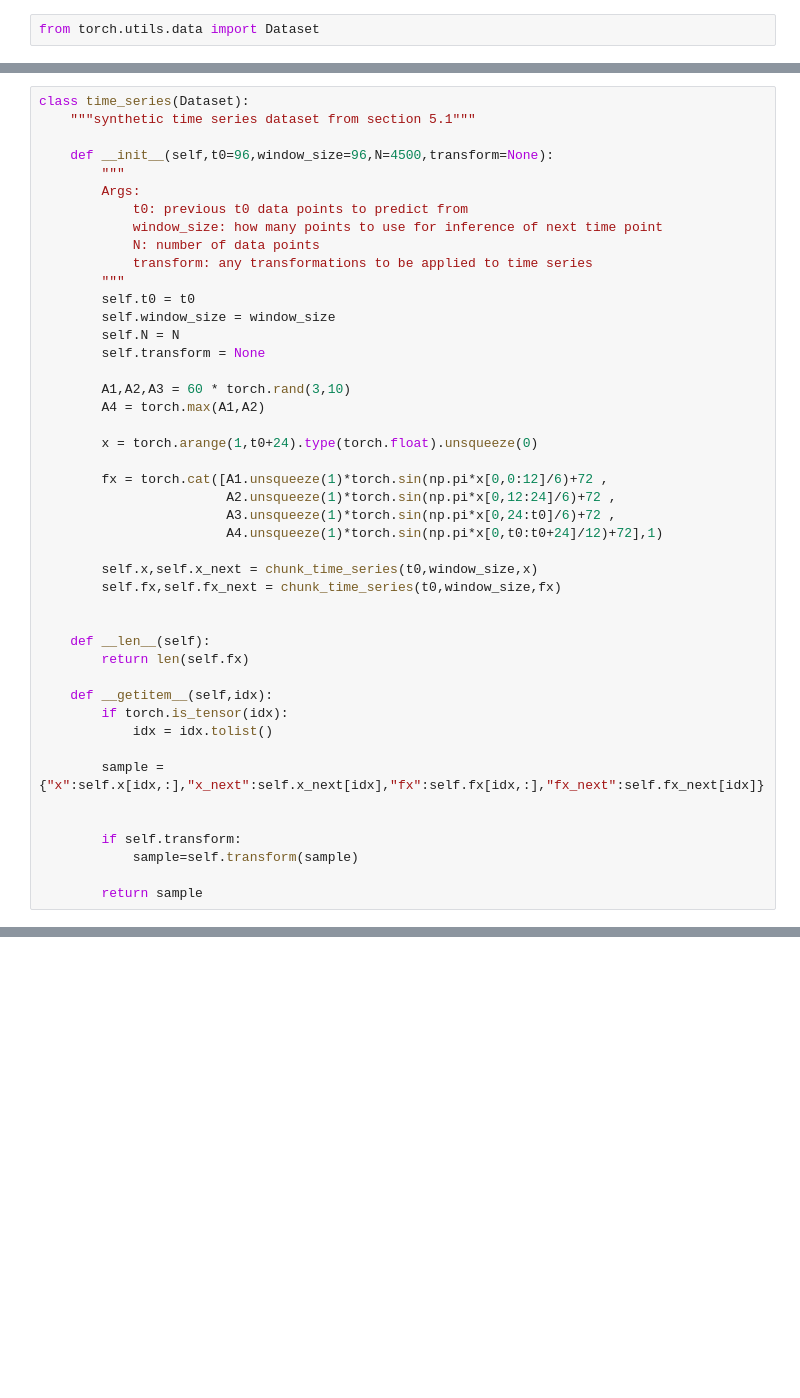
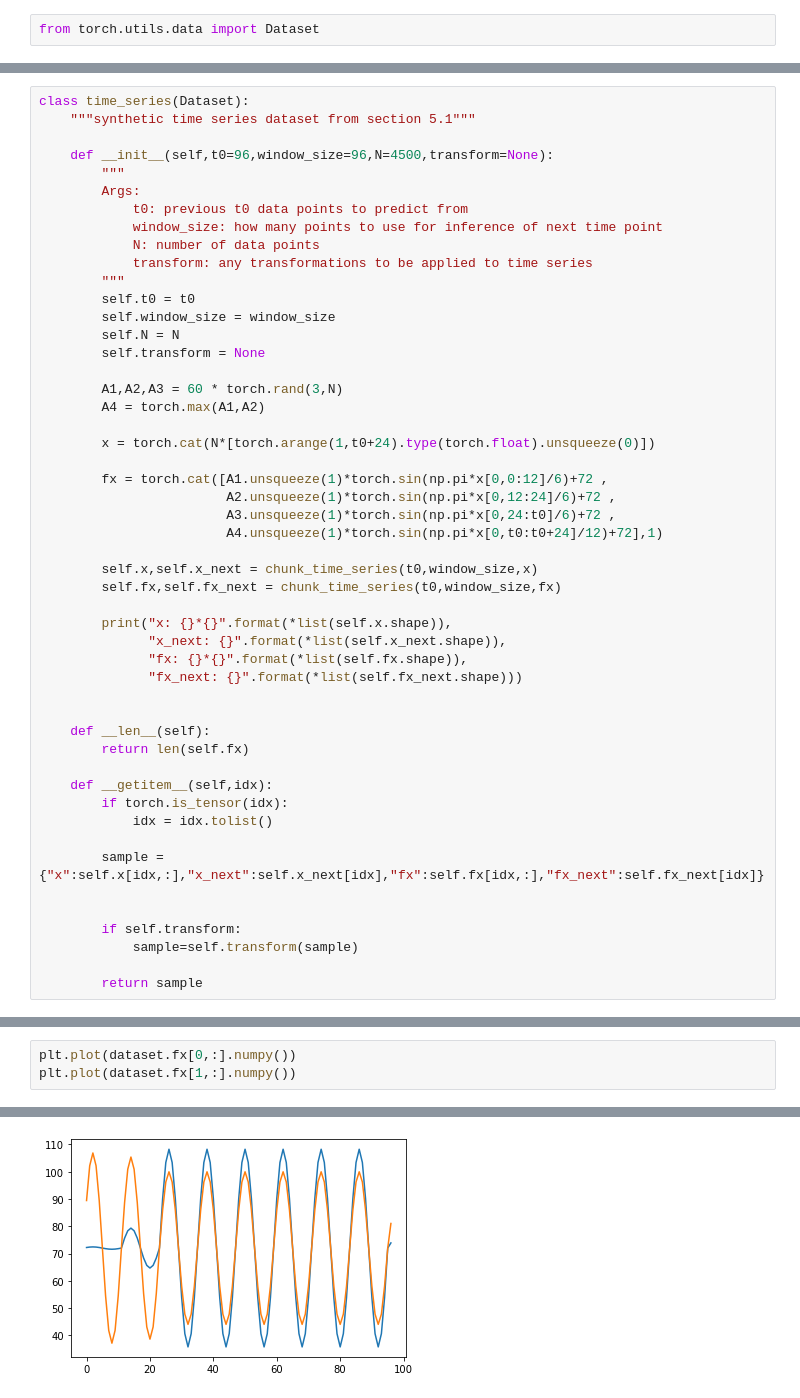
Before and after one commit to mlpotter/Transformer_Time_Series, a Jupyter notebook: Dataloader.ipynb, the cells around one changed output, grey strips where cells are left out. Drawn from its saved outputs; the diff is of its cells as text; blank space fills up the shorter version.

```diff
--- a/Dataloader.ipynb
+++ b/Dataloader.ipynb
@@ -44,10 +56,10 @@ class time_series(Dataset):
         self.N = N
         self.transform = None
 
-        A1,A2,A3 = 60 * torch.rand(3,10)
+        A1,A2,A3 = 60 * torch.rand(3,N)
         A4 = torch.max(A1,A2)
 
-        x = torch.arange(1,t0+24).type(torch.float).unsqueeze(0)
+        x = torch.cat(N*[torch.arange(1,t0+24).type(torch.float).unsqueeze(0)])
 
         fx = torch.cat([A1.unsqueeze(1)*torch.sin(np.pi*x[0,0:12]/6)+72 ,
                         A2.unsqueeze(1)*torch.sin(np.pi*x[0,12:24]/6)+72 ,
@@ -56,6 +68,11 @@ class time_series(Dataset):
 
         self.x,self.x_next = chunk_time_series(t0,window_size,x)
         self.fx,self.fx_next = chunk_time_series(t0,window_size,fx)
+
+        print("x: {}*{}".format(*list(self.x.shape)),
+              "x_next: {}".format(*list(self.x_next.shape)),
+              "fx: {}*{}".format(*list(self.fx.shape)),
+              "fx_next: {}".format(*list(self.fx_next.shape)))
 
 
     def __len__(self):
@@ -96,0 +126,4 @@ dataset[0:2]
+# %%
+plt.plot(dataset.fx[0,:].numpy())
+plt.plot(dataset.fx[1,:].numpy())
+# %% [output]
@@ -96,0 +131 @@ dataset[0:2]
+[figure, added]
```
Also changed, not shown: parts of 11 cells of this notebook.
